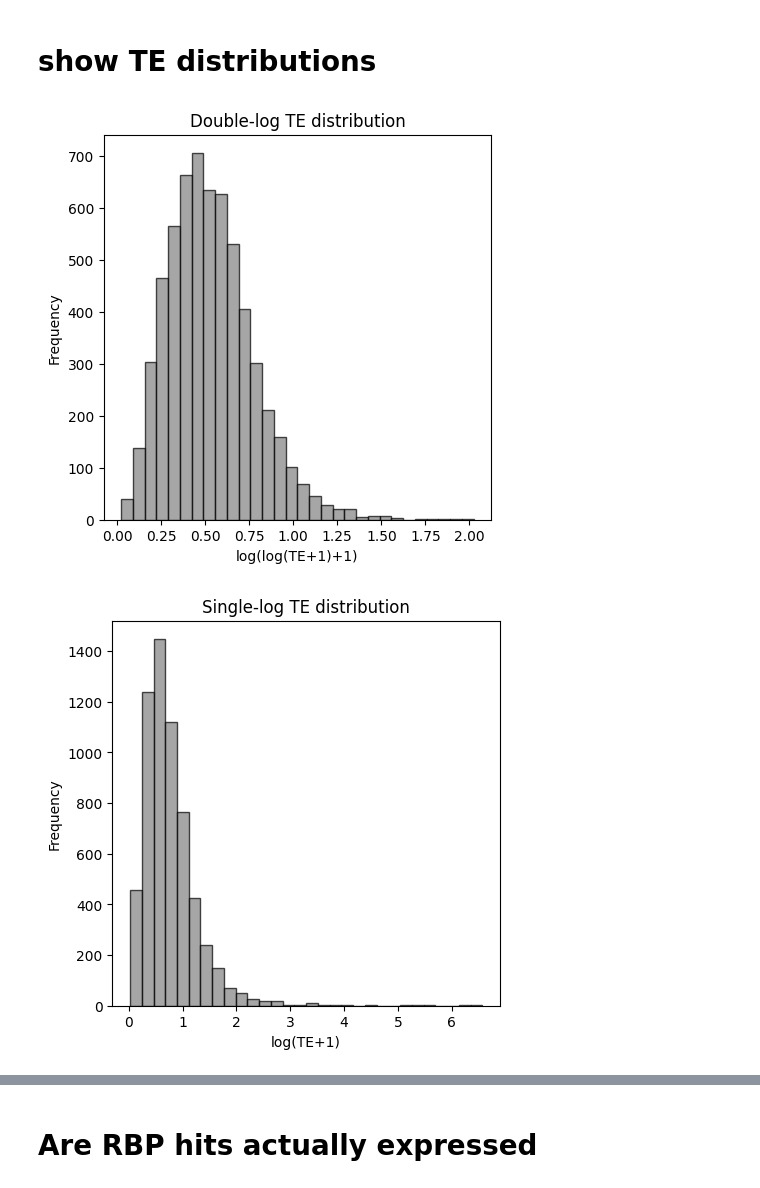
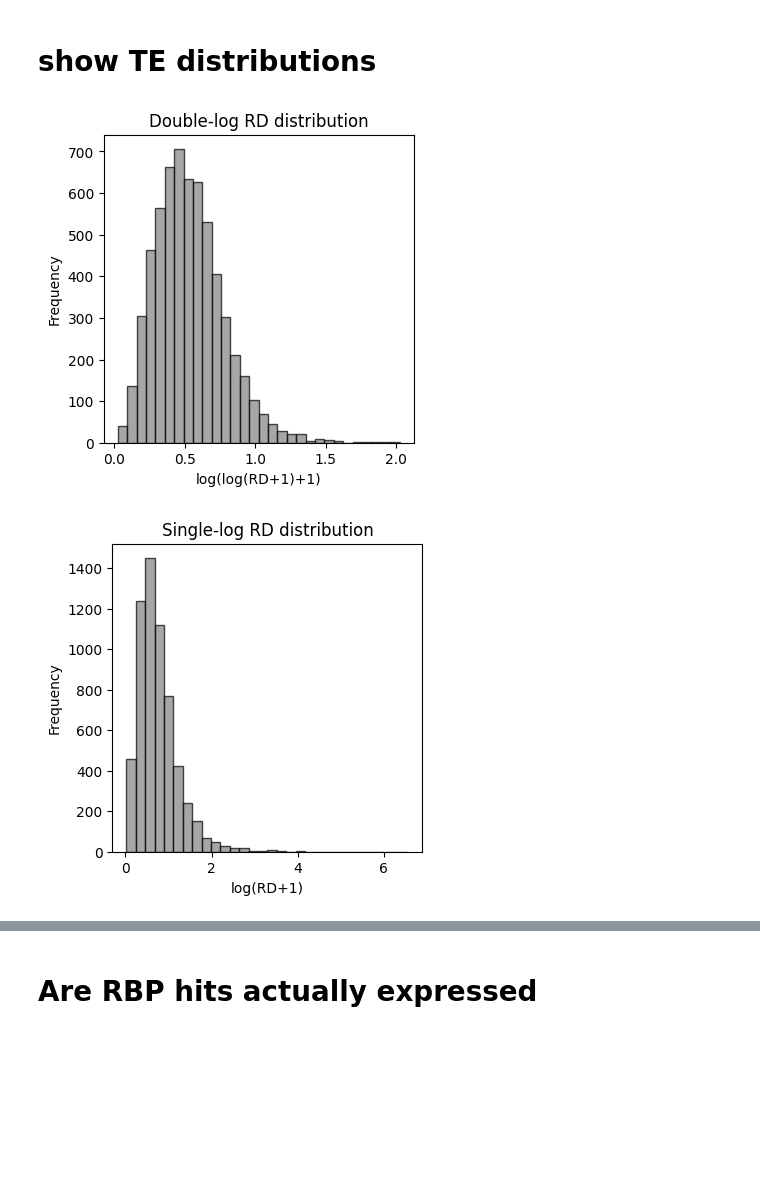
Before and after one commit to ManchesterBioinference/mRNA_LLM, a Jupyter notebook: notebooks/explorativeJupyterNotebooks/createFigures.ipynb, the cells around one changed output, grey strips where cells are left out. Cells and saved outputs as stored; diff of their text form; code cells hidden in the pictures; blank space fills up the shorter version.

```diff
--- a/notebooks/explorativeJupyterNotebooks/createFigures.ipynb
+++ b/notebooks/explorativeJupyterNotebooks/createFigures.ipynb
@@ -1885,11 +1893,12 @@ import matplotlib.pyplot as plt
 
 # Assuming interp and groups are defined from previous cells
 # interp = {'dev': {'pos5': ..., 'neg5': ..., 'pos3': ..., 'neg3': ...}, ...}
-# groups = ['dev', 'train', 'test']
+# groups = ['train', 'dev', 'test']
 
 linestyles = {'dev': '--', 'train': '-', 'test': ':'}
+display_name = {'dev': 'val', 'train': 'train', 'test': 'test'}
 
-fig, axes = plt.subplots(1, 2, figsize=(12, 5), sharey=True)
+fig, axes = plt.subplots(1, 2, figsize=(8, 4), sharey=True)
 
 for i, (pos_key, neg_key) in enumerate([('pos5','neg5'), ('pos3','neg3')]):
     ax = axes[i]
@@ -1921,18 +1930,20 @@ for i, (pos_key, neg_key) in enumerate([('pos5','neg5'), ('pos3','neg3')]):
             if s not in counts_g.columns:
                 counts_g[s] = 0
         props = counts_g.div(counts_g.sum(axis=1), axis=0).fillna(0)
-        ax.plot(props.index, props['neg'], color='blue', linestyle=linestyles[g], label=f'Neg {g}', linewidth=(3 if g=='train' else 1))
-        ax.plot(props.index, props['pos'], color='red', linestyle=linestyles[g], label=f'Pos {g}' , linewidth=(3 if g=='train' else 1))
+        ax.plot(props.index, props['neg'], color='blue', linestyle=linestyles[g], label=f'Neg {display_name[g]}', linewidth=(3 if g=='train' else 1))
+        ax.plot(props.index, props['pos'], color='red', linestyle=linestyles[g], label=f'Pos {display_name[g]}', linewidth=(3 if g=='train' else 1))
 
-    ax.set_xlabel('Position')
-    ax.set_ylabel('Proportion')
-    ax.set_title(f"{label} - Pos/Neg SHAP Proportions")
+    if i == 0:
+        ax.set_xlabel('InterpolatedPosition',fontsize=12)
+        ax.set_ylabel('Proportion',fontsize=12)
+    ax.set_title(f"{label} SHAP proportions",fontsize=14)
     ax.axhline(0, color='black', lw=0.5, alpha=0.6)
     ax.set_ylim(0,1)
     ax.spines['top'].set_visible(False)
     ax.spines['right'].set_visible(False)
-    ax.legend(frameon=False, ncol=2)
 
+handles, labels = axes[0].get_legend_handles_labels()
+fig.legend(handles, labels, loc='lower center', bbox_to_anchor=(0.5, -0.05), frameon=False, ncol=6,fontsize=10)
 plt.tight_layout()
 plt.savefig(f'figures/SHAP_trends_combined_panels.svg', bbox_inches='tight')
 plt.show()
@@ -1997,41 +2008,46 @@ df_configs
 # show TE distributions
 # %%
 from Bio import SeqIO
+import os
 
 dev = SeqIO.parse('/mnt/mr01-home01/m65338lb/projects/mRNA_LLM-worktrees/translationEfficiency/output/data/decay/dev.fasta', 'fasta')
 train = SeqIO.parse('/mnt/mr01-home01/m65338lb/projects/mRNA_LLM-worktrees/translationEfficiency/output/data/decay/train.fasta', 'fasta')
 test = SeqIO.parse('/mnt/mr01-home01/m65338lb/projects/mRNA_LLM-worktrees/translationEfficiency/output/data/decay/test.fasta', 'fasta')
 
-TE = []
+RD = []
 for records in [dev, train, test]:
     for r in records:
-        TE.append(float(r.id))
+        RD.append(float(r.id))
 
-TE
+RD
 import matplotlib.pyplot as plt
 import numpy as np
 
-plt.figure(figsize=(5,5))
-plt.hist(TE, bins=30, color='gray', edgecolor='black', alpha=0.7)
-plt.title("Double-log TE distribution")
-plt.xlabel("log(log(TE+1)+1)")
+plt.figure(figsize=(4,4))
+plt.hist(RD, bins=30, color='gray', edgecolor='black', alpha=0.7)
+plt.title("Double-log RD distribution")
+plt.xlabel("log(log(RD+1)+1)")
 plt.ylabel("Frequency")
-plt.savefig('figures/TE_distribution_double_log.svg', bbox_inches='tight')
+try:
+    plt.savefig('figures/RD_distribution_double_log.svg', bbox_inches='tight')
+except:
+    os.chdir('../..')
+    plt.savefig('figures/RD_distribution_double_log.svg', bbox_inches='tight')
 plt.show()
-plt.figure(figsize=(5,5))
-plt.hist(np.exp(TE)-1, bins=30, color='gray', edgecolor='black', alpha=0.7)
-plt.title("Single-log TE distribution")
-plt.xlabel("log(TE+1)")
+plt.figure(figsize=(4,4))
+plt.hist(np.exp(RD)-1, bins=30, color='gray', edgecolor='black', alpha=0.7)
+plt.title("Single-log RD distribution")
+plt.xlabel("log(RD+1)")
 plt.ylabel("Frequency")
-plt.savefig('figures/TE_distribution_single_log.svg', bbox_inches='tight')
+plt.savefig('figures/RD_distribution_single_log.svg', bbox_inches='tight')
 plt.show()
-plt.figure(figsize=(5,5))
-plt.hist(np.exp(np.exp(TE)-1)-1, bins=30, color='gray', edgecolor='black', alpha=0.7)
-plt.title("Original TE distribution")
-plt.xlabel("TE")
+plt.figure(figsize=(4,4))
+plt.hist(np.exp(np.exp(RD)-1)-1, bins=30, color='gray', edgecolor='black', alpha=0.7)
+plt.title("Original RD distribution")
+plt.xlabel("RD")
 plt.ylabel("Frequency")
-plt.savefig('figures/TE_distribution_original.svg', bbox_inches='tight')
+plt.savefig('figures/RD_distribution_original.svg', bbox_inches='tight')
 plt.show()
 # %% [output]
-[figure, old version]
+[figure, new version]
-[figure, old version]
+[figure, new version]
```
Also changed, not shown: parts of 14 cells of this notebook, 1 other file.
